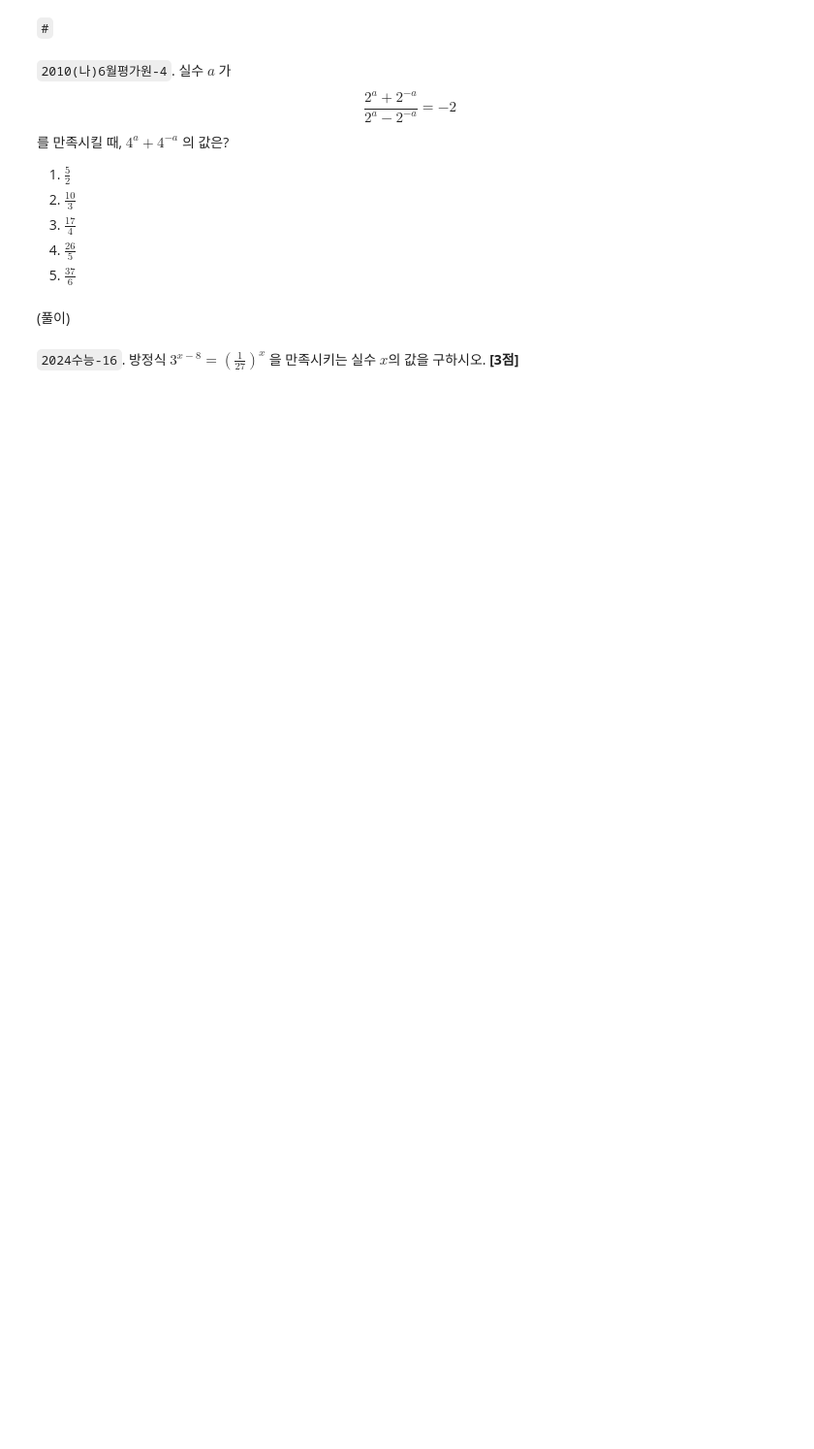
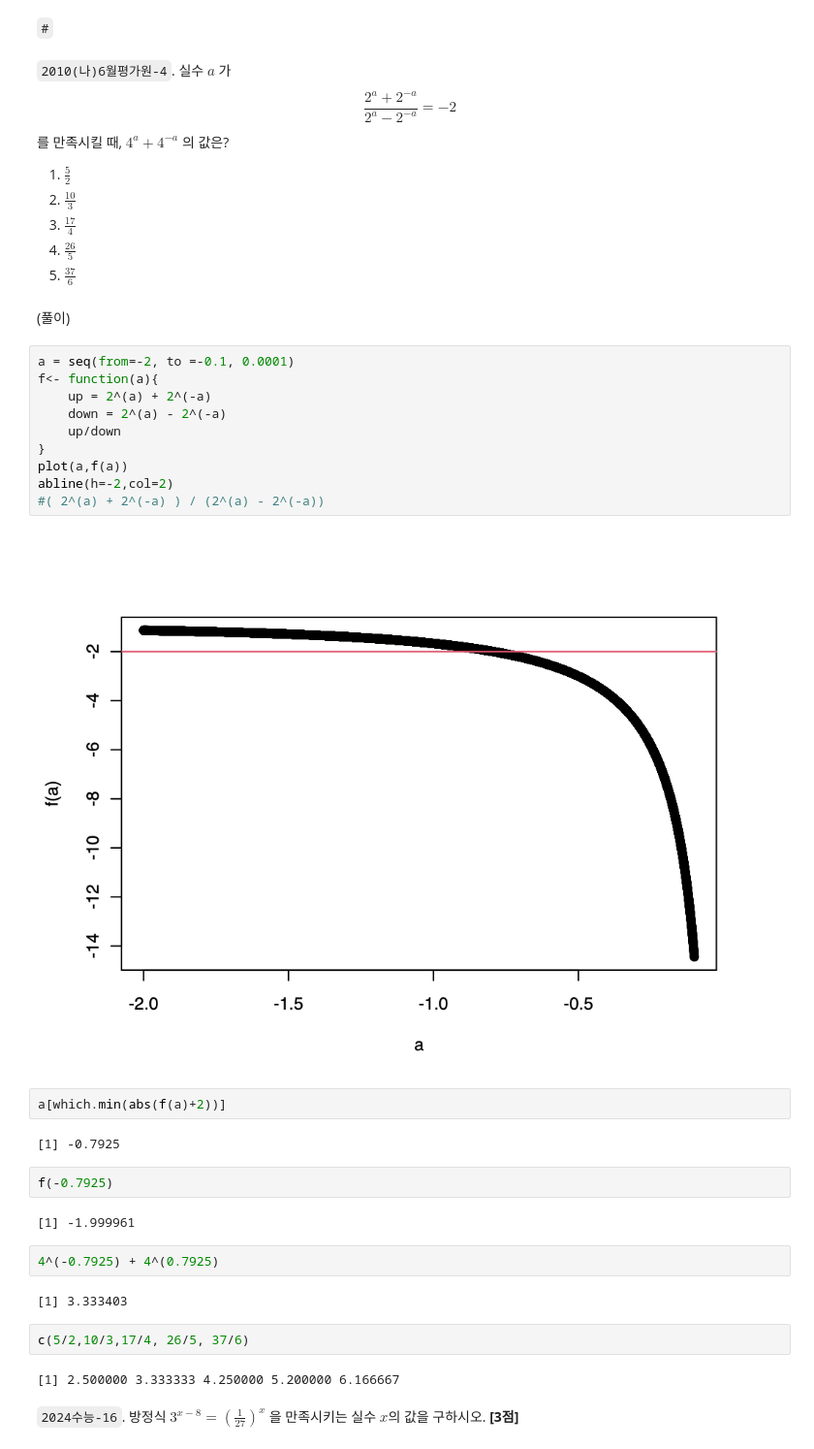
Before and after one commit to guebin/IAB2025-Play, a Jupyter notebook: content/02wk-2.ipynb, the cells around one changed output. Shown: that part at 97% size. Drawn from its saved outputs; the diff is of its cells as text; blank space fills up the shorter version.

```diff
--- a/content/02wk-2.ipynb
+++ b/content/02wk-2.ipynb
@@ -45,6 +103,34 @@ $$
 5. $ \frac{37}{6} $
 # %% [markdown]
 (풀이)
+# %%
+a = seq(from=-2, to =-0.1, 0.0001)
+f<- function(a){
+    up = 2^(a) + 2^(-a)
+    down = 2^(a) - 2^(-a)
+    up/down
+}
+plot(a,f(a))
+abline(h=-2,col=2)
+#( 2^(a) + 2^(-a) ) / (2^(a) - 2^(-a))
+# %% [output]
+[figure, added]
+# %%
+a[which.min(abs(f(a)+2))]
+# %% [output]
+[1] -0.7925
+# %%
+f(-0.7925)
+# %% [output]
+[1] -1.999961
+# %%
+4^(-0.7925) + 4^(0.7925)
+# %% [output]
+[1] 3.333403
+# %%
+c(5/2,10/3,17/4, 26/5, 37/6)
+# %% [output]
+[1] 2.500000 3.333333 4.250000 5.200000 6.166667
 # %% [markdown]
 `2024수능-16`. 방정식 $3^{x-8} = \left(\frac{1}{27}\right)^x$ 을 만족시키는 실수 $x$의 값을 구하시오. **[3점]**
 # %% [markdown]
```
Also changed, not shown: parts of 29 cells of this notebook.
